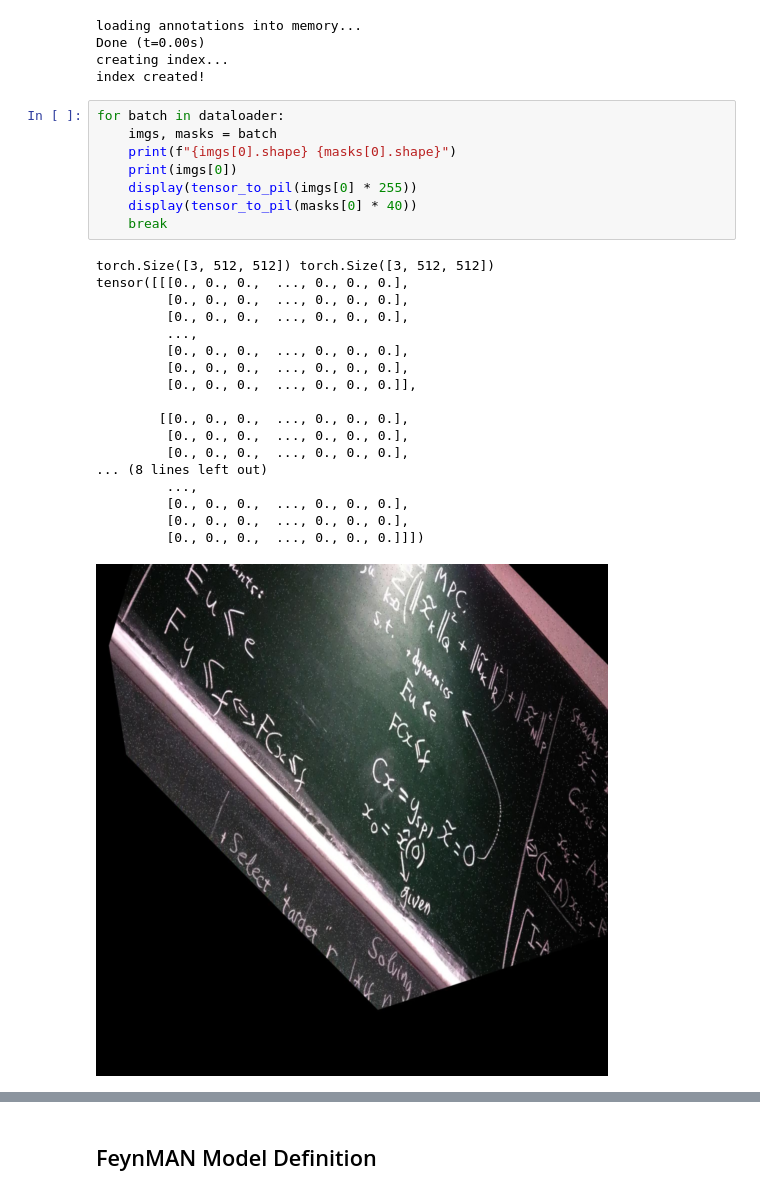
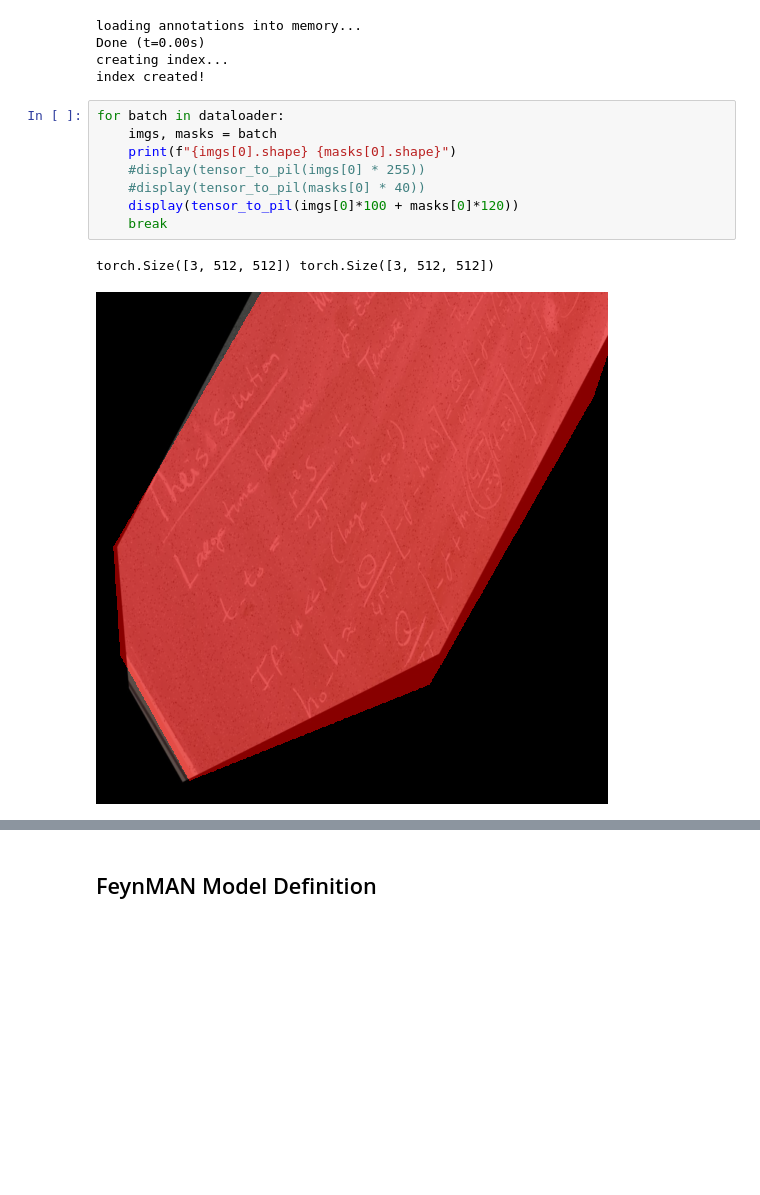
Before and after one commit to AlmTechSoftware/piper, a Jupyter notebook: training_data/research/feynman_2.ipynb, the cells around one changed output, grey strips where cells are left out. Drawn from its saved outputs; the diff is of its cells as text; blank space fills up the shorter version.

```diff
--- a/training_data/research/feynman_2.ipynb
+++ b/training_data/research/feynman_2.ipynb
@@ -154,27 +154,11 @@ index created!
 # %%
 for batch in dataloader:
     imgs, masks = batch
     print(f"{imgs[0].shape} {masks[0].shape}")
-    print(imgs[0])
-    display(tensor_to_pil(imgs[0] * 255))
-    display(tensor_to_pil(masks[0] * 40))
+    #display(tensor_to_pil(imgs[0] * 255))
+    #display(tensor_to_pil(masks[0] * 40))
+    display(tensor_to_pil(imgs[0]*100 + masks[0]*120))
     break
 # %% [output]
 torch.Size([3, 512, 512]) torch.Size([3, 512, 512])
-tensor([[[0., 0., 0.,  ..., 0., 0., 0.],
-         [0., 0., 0.,  ..., 0., 0., 0.],
-         [0., 0., 0.,  ..., 0., 0., 0.],
-         ...,
-         [0., 0., 0.,  ..., 0., 0., 0.],
-         [0., 0., 0.,  ..., 0., 0., 0.],
-         [0., 0., 0.,  ..., 0., 0., 0.]],
-
-        [[0., 0., 0.,  ..., 0., 0., 0.],
-         [0., 0., 0.,  ..., 0., 0., 0.],
-         [0., 0., 0.,  ..., 0., 0., 0.],
-... (8 lines left out)
-         ...,
-         [0., 0., 0.,  ..., 0., 0., 0.],
-         [0., 0., 0.,  ..., 0., 0., 0.],
-         [0., 0., 0.,  ..., 0., 0., 0.]]])
-[figure, old version]
+[figure, new version]
```
Also changed, not shown: parts of 10 cells of this notebook.
